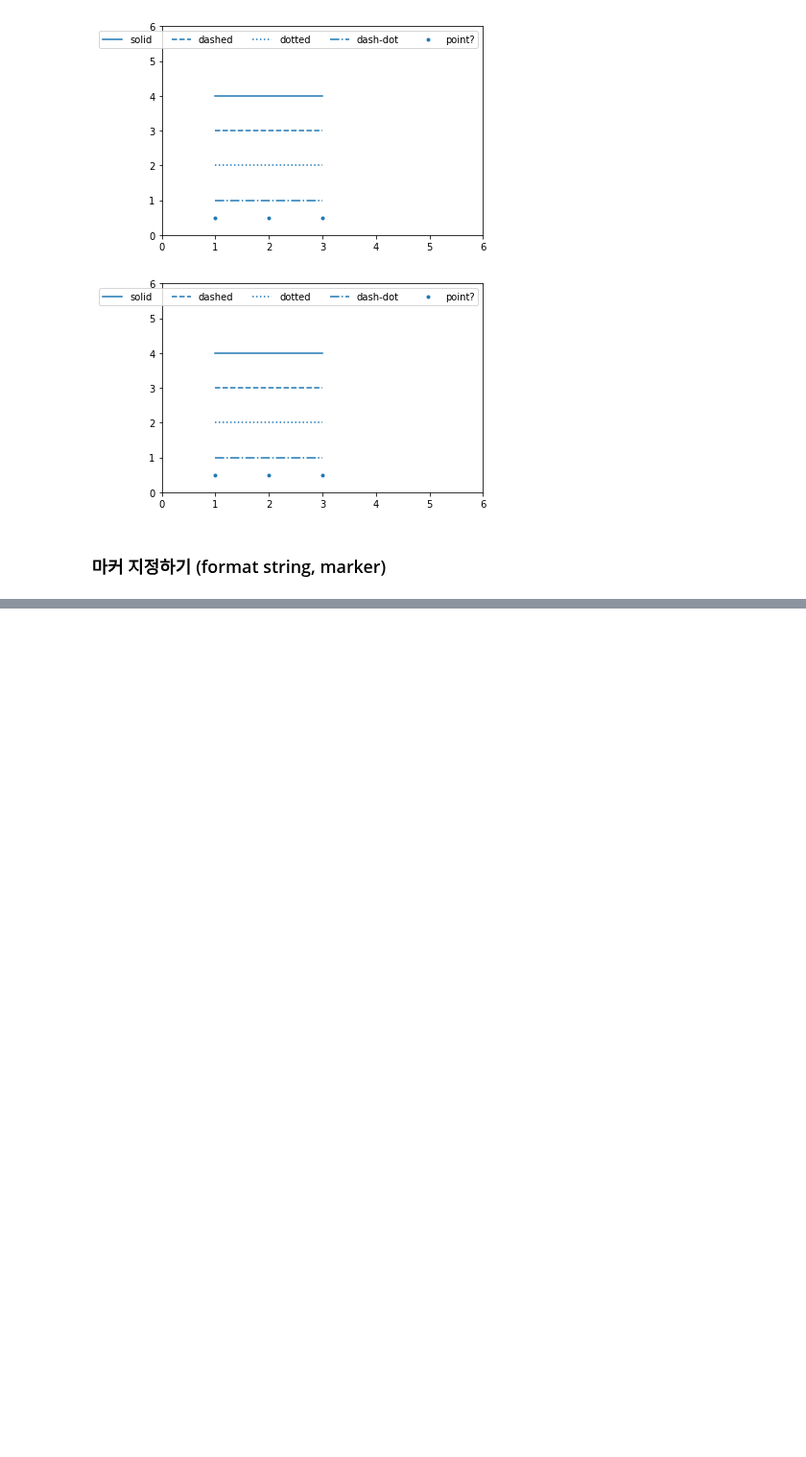
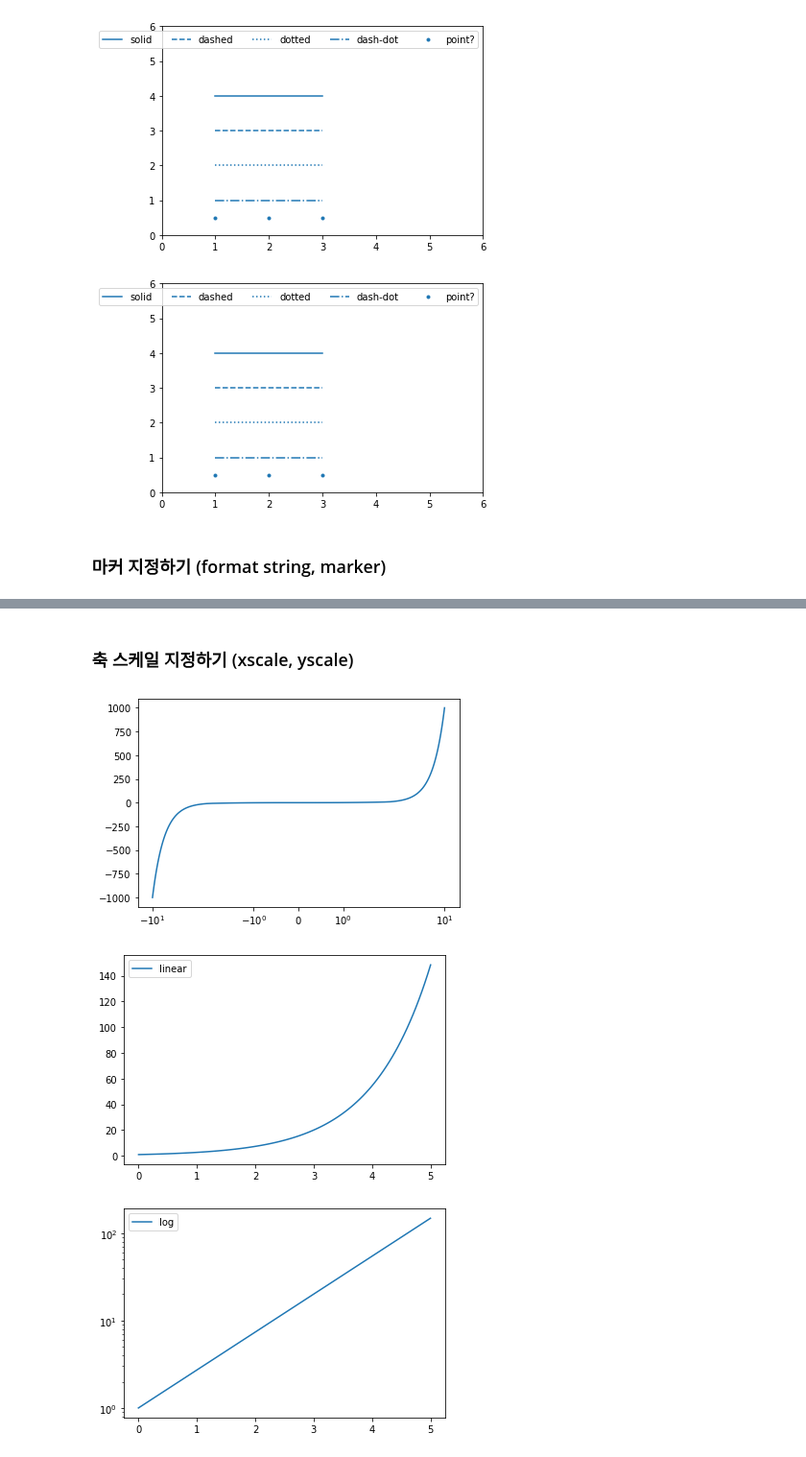
Before and after one commit to johyunkang/adp_certificate, a Jupyter notebook: visual_matplotlib.ipynb, the cells around one changed output, grey strips where cells are left out. Shown at 96% size. Drawn from its saved outputs; the diff is of its cells as text; code cells hidden in the pictures; blank space fills up the shorter version.

```diff
--- a/visual_matplotlib.ipynb
+++ b/visual_matplotlib.ipynb
@@ -239,0 +302,32 @@ plt.show()
+# %% [markdown]
+### 축 스케일 지정하기 (xscale, yscale)
+# %%
+import matplotlib.pyplot as plt
+import numpy as np
+
+x = np.linspace(-10, 10, 100)
+y = x ** 3
+
+plt.plot(x, y)
+plt.xscale('symlog') # symlog : Symmetrical Log Scale, 축의 원점을 기준으로 양, 음의 방향이 대칭적인 로그 스케일
+plt.show()
+
+# y축 로그스케일
+x = np.linspace(0, 5, 100)
+y = np.exp(x)
+
+plt.plot(x, y, label='linear')
+plt.yscale('linear')
+plt.legend()
+# plt.yscale('log')
+plt.show()
+
+plt.plot(x, y, label='log')
+# plt.yscale('linear')
+plt.yscale('log')
+plt.legend()
+plt.show()
+# %% [output]
+[figure, added]
+[figure, added]
+[figure, added]
```
Also changed, not shown: parts of 9 cells of this notebook.
